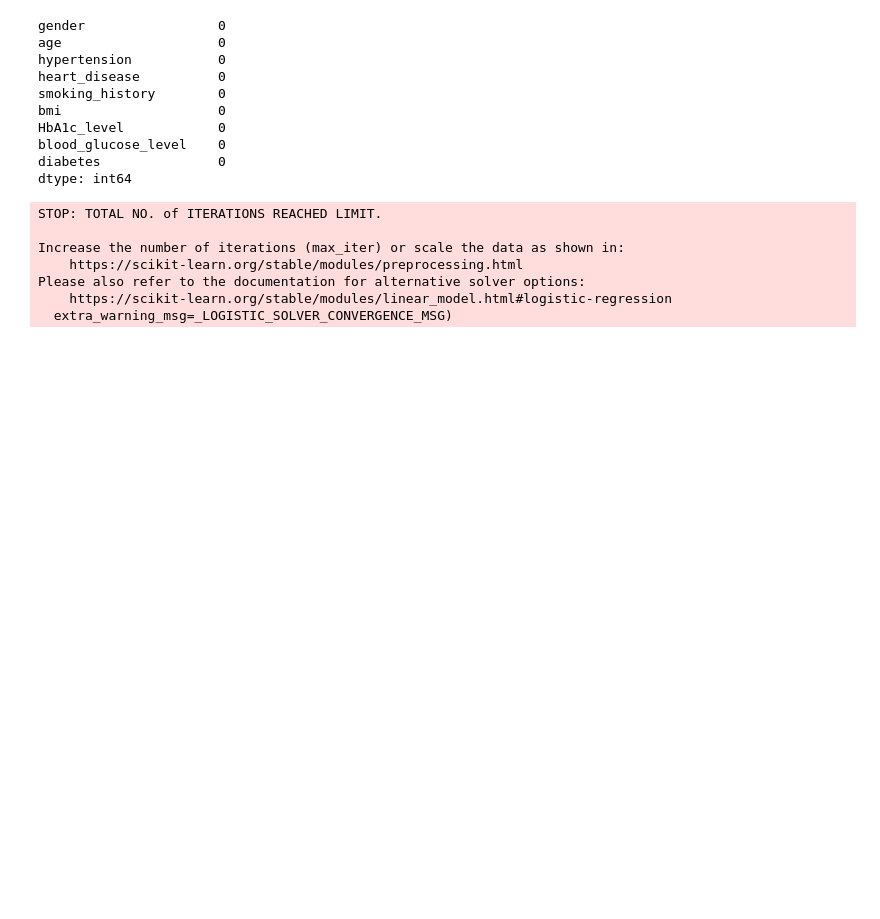
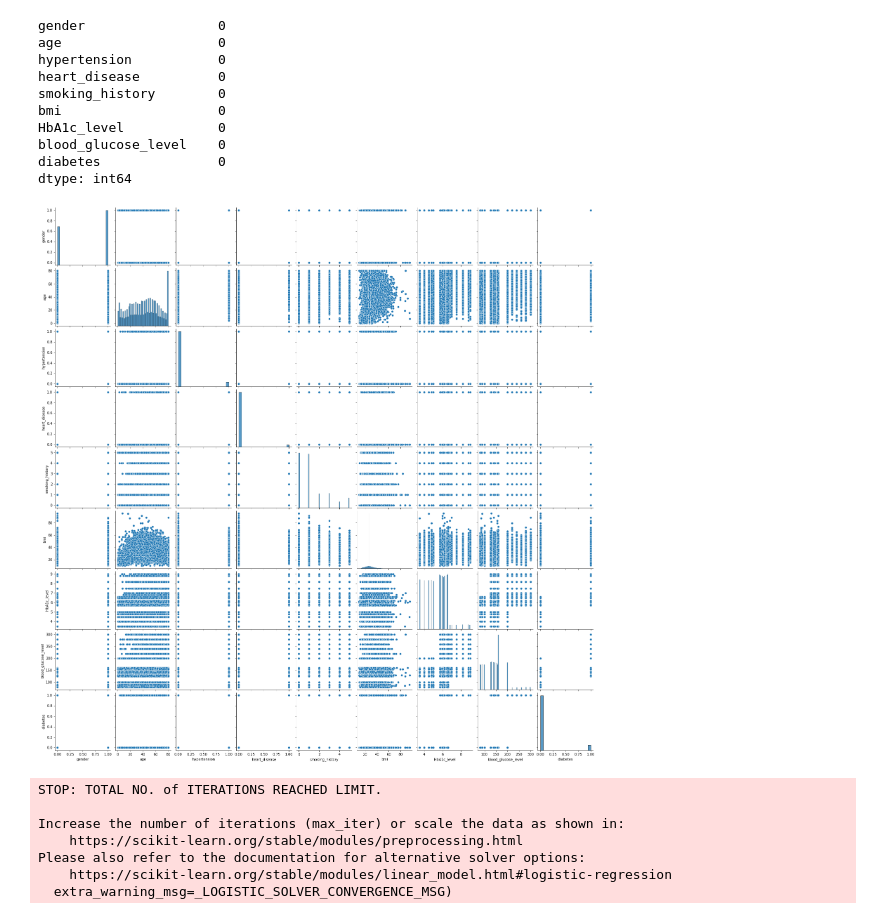
Before and after one commit to snkty8/DiabetesPrediction, a Jupyter notebook: Diabetes.ipynb, the cells around one changed output. Saved outputs shown, nothing was run; the diff lists cells and outputs as text; code cells hidden in the pictures; blank space fills up the shorter version.

```diff
--- a/Diabetes.ipynb
+++ b/Diabetes.ipynb
@@ -114,6 +114,11 @@ HbA1c_level            0
 blood_glucose_level    0
 diabetes               0
 dtype: int64
+# %%
+sns.pairplot(df)
+plt.show()
+# %% [output]
+[figure, added]
 # %%
 # Split the Data into Features and Target
 X = df.drop('diabetes', axis=1)  # Features
```
Also changed, not shown: parts of 11 cells of this notebook.
